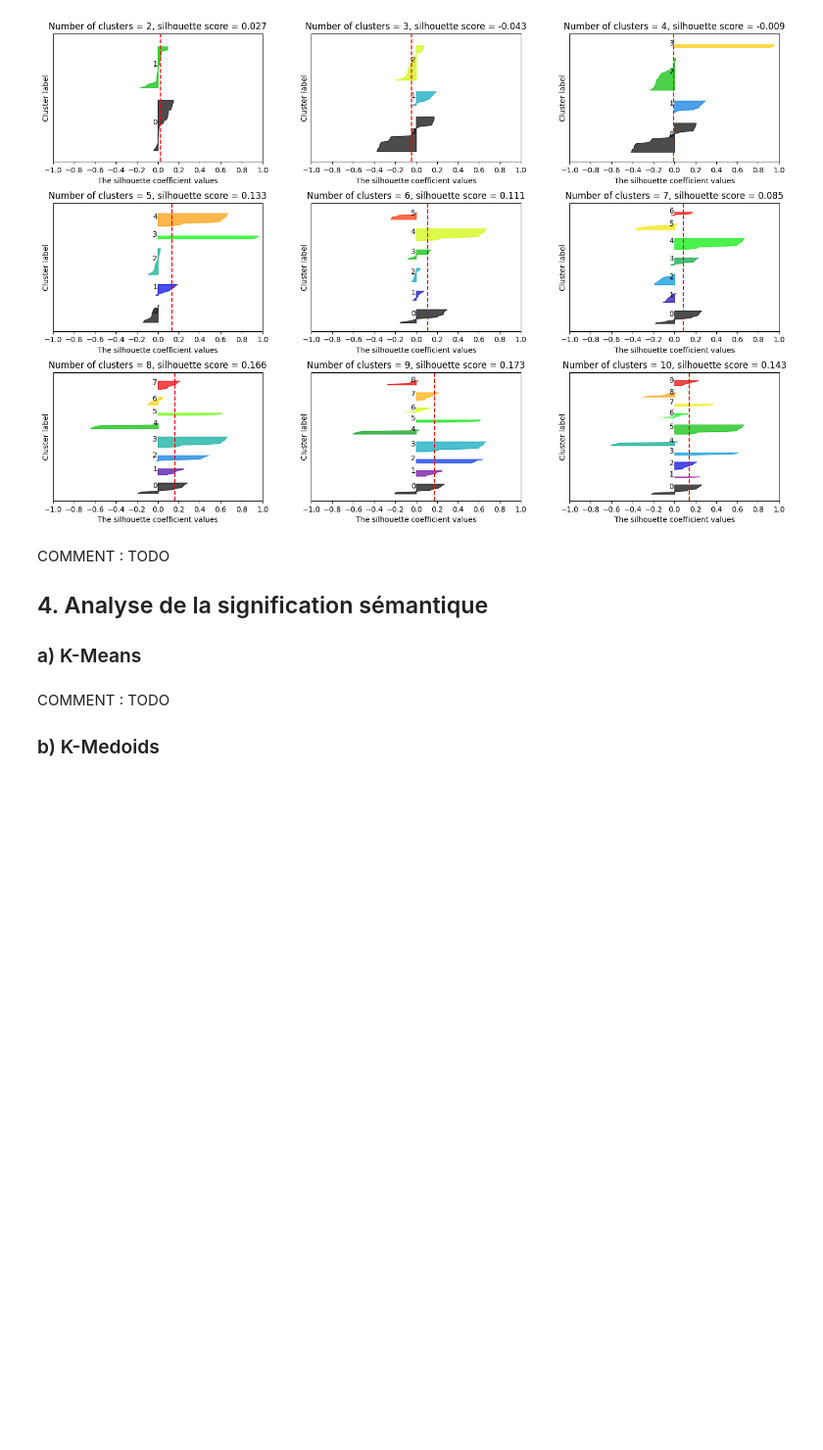
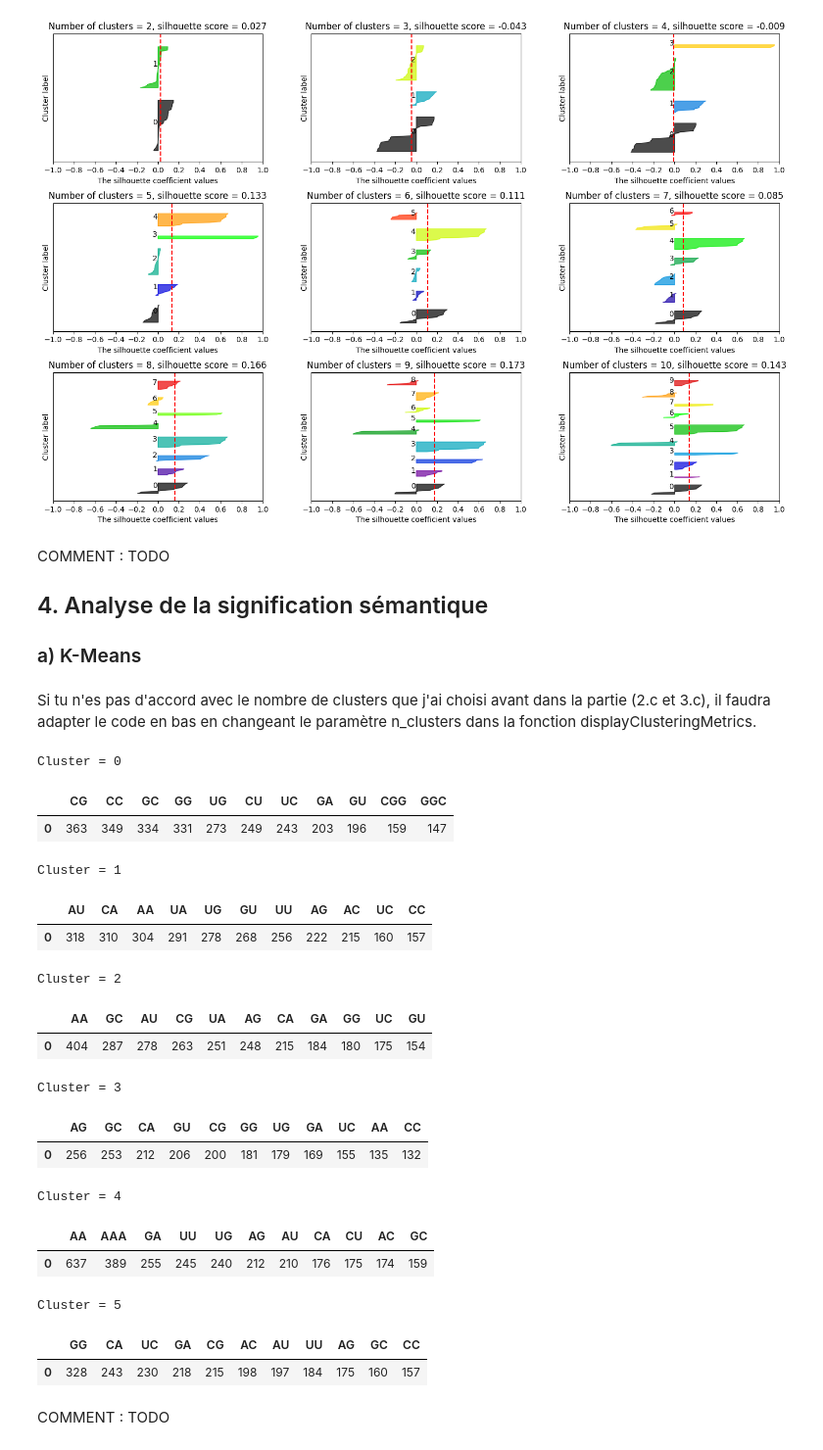
Before and after one commit to T-amairi/IFT870, a Jupyter notebook: TP4/tp4.ipynb, the cells around one changed output. Shown at 98% size. Saved outputs shown, nothing was run; the diff lists cells and outputs as text; code cells hidden in the pictures; blank space fills up the shorter version.

```diff
--- a/TP4/tp4.ipynb
+++ b/TP4/tp4.ipynb
@@ -401,4 +412,48 @@ COMMENT : TODO
+# %%
+# for each clusters, plot its number of k-mers
+def displayClusteringMetrics(n_clusters, m, X, KMethod, KMethodParam, sklearn = False):
+    # get labels from the specified KMethod
+    if sklearn:
+        cluster_labels = KMethod(n_clusters = n_clusters, **KMethodParam).fit(X).labels_
+    else:
+        cluster_labels = KMethod(n_clusters = n_clusters, **KMethodParam)
+
+    # add clusters
+    m['Cluster'] = cluster_labels
+    # group by cluster then sum motifs
+    m = m.groupby(['Cluster']).sum().transpose()
+
+    # display
+    for cluster in m:
+        sort = m[cluster].sort_values(ascending=False)
+        print('Cluster = {}'.format(cluster))
+        display(pd.DataFrame(sort.values, index=sort.index).transpose().iloc[:,0:11])
+# %%
+# KMeans param
+param = {'n_init' : 10, 'max_iter' : 1000, 'random_state' : 0}
+# %% [markdown]
+Si tu n'es pas d'accord avec le nombre de clusters que j'ai choisi avant dans la partie (2.c et 3.c), il faudra adapter le code en bas en changeant le paramètre n_clusters dans la fonction displayClusteringMetrics.
+# %%
+# first group
+displayClusteringMetrics(6, m1.copy(), m1.to_numpy(), KMeans, param, sklearn=True)
+# %% [output]
+Cluster = 0
+|  | CG | CC | GC | GG | UG | CU | UC | GA | GU | CGG | GGC |
+| 0 | 363 | 349 | 334 | 331 | 273 | 249 | 243 | 203 | 196 | 159 | 147 |
+Cluster = 1
+|  | AU | CA | AA | UA | UG | GU | UU | AG | AC | UC | CC |
+| 0 | 318 | 310 | 304 | 291 | 278 | 268 | 256 | 222 | 215 | 160 | 157 |
+Cluster = 2
+|  | AA | GC | AU | CG | UA | AG | CA | GA | GG | UC | GU |
+| 0 | 404 | 287 | 278 | 263 | 251 | 248 | 215 | 184 | 180 | 175 | 154 |
+Cluster = 3
+|  | AG | GC | CA | GU | CG | GG | UG | GA | UC | AA | CC |
+| 0 | 256 | 253 | 212 | 206 | 200 | 181 | 179 | 169 | 155 | 135 | 132 |
+Cluster = 4
+|  | AA | AAA | GA | UU | UG | AG | AU | CA | CU | AC | GC |
+| 0 | 637 | 389 | 255 | 245 | 240 | 212 | 210 | 176 | 175 | 174 | 159 |
+Cluster = 5
+|  | GG | CA | UC | GA | CG | AC | AU | UU | AG | GC | CC |
+| 0 | 328 | 243 | 230 | 218 | 215 | 198 | 197 | 184 | 175 | 160 | 157 |
 # %% [markdown]
 COMMENT : TODO
-
-### b) K-Medoids
```
Also changed, not shown: parts of 19 cells of this notebook.
